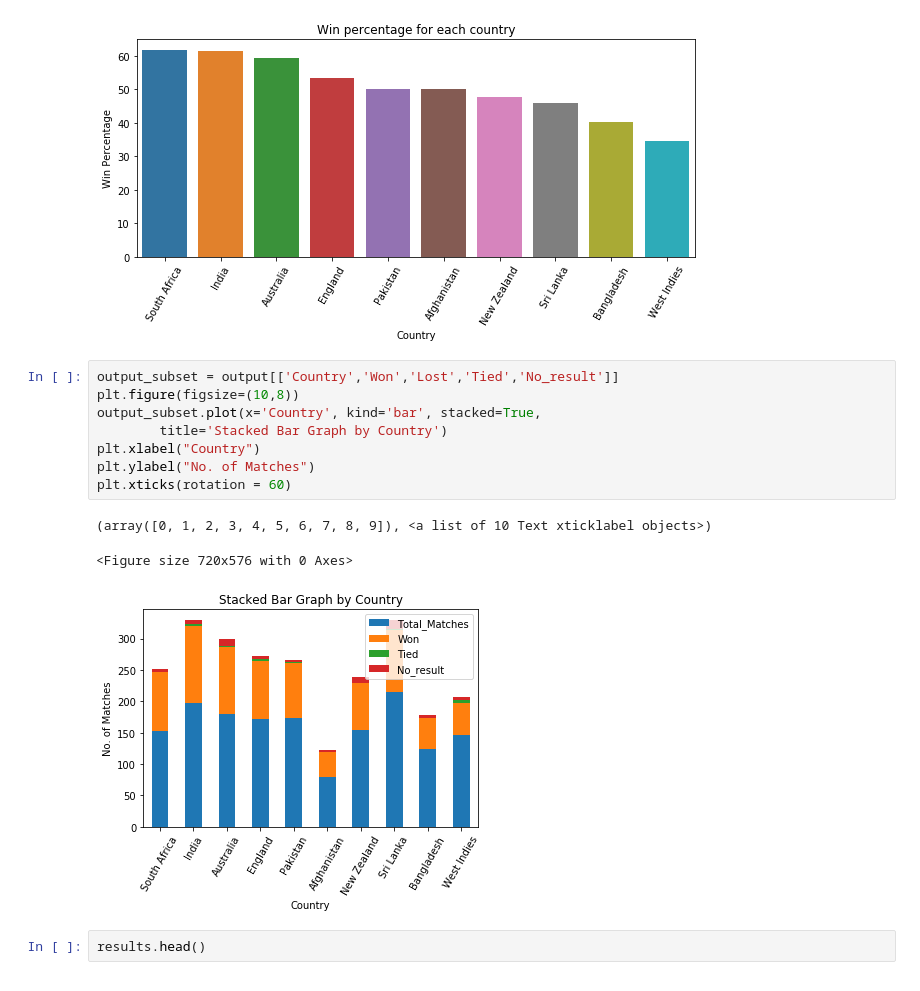
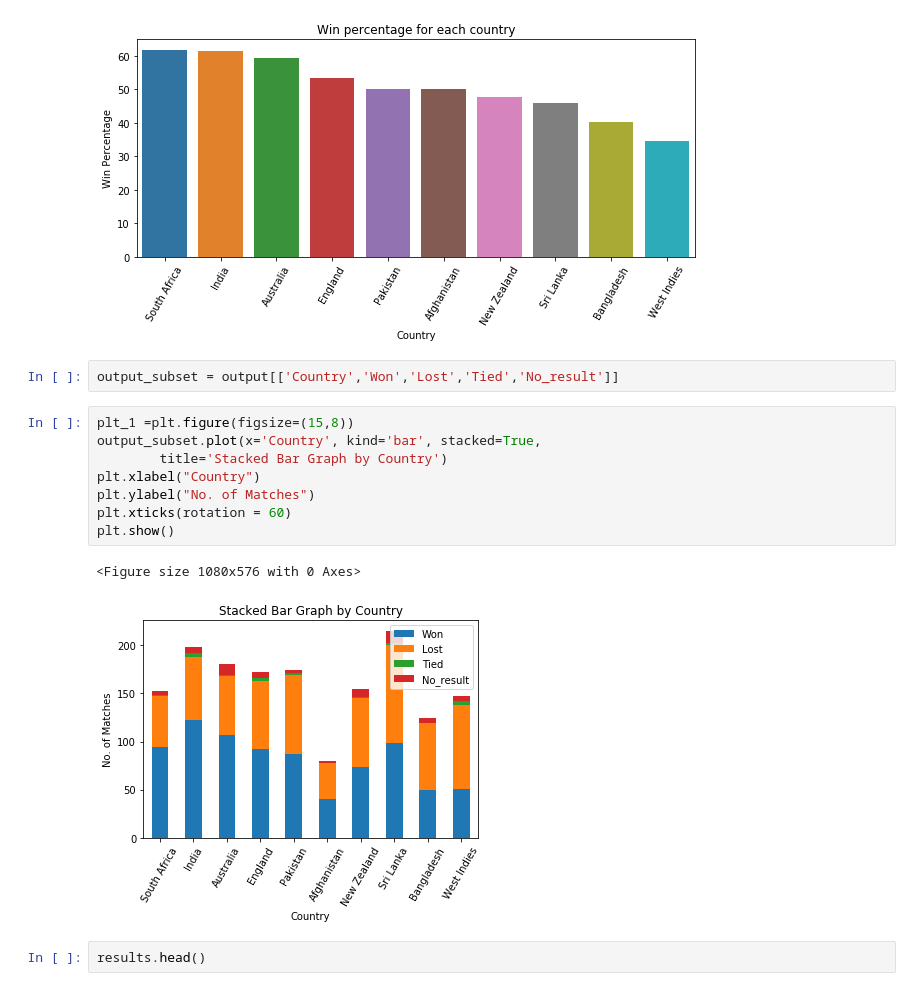
Before and after one commit to singhmanishh/WorldCup2019_Prediction, a Jupyter notebook: DataExploration.ipynb, the cells around one changed output. Saved outputs shown, nothing was run; the diff lists cells and outputs as text.

```diff
--- a/DataExploration.ipynb
+++ b/DataExploration.ipynb
@@ -138,18 +138,19 @@ plt.xticks(rotation = 60)
 # %% [output]
 (array([0, 1, 2, 3, 4, 5, 6, 7, 8, 9]), <a list of 10 Text xticklabel objects>)
 [figure]
+# %%
+output_subset = output[['Country','Won','Lost','Tied','No_result']]
 # %%
-output_subset = output[['Country','Won','Lost','Tied','No_result']]
-plt.figure(figsize=(10,8))
+plt_1 =plt.figure(figsize=(15,8))
 output_subset.plot(x='Country', kind='bar', stacked=True,
         title='Stacked Bar Graph by Country')
 plt.xlabel("Country")
 plt.ylabel("No. of Matches")
 plt.xticks(rotation = 60)
+plt.show()
 # %% [output]
-(array([0, 1, 2, 3, 4, 5, 6, 7, 8, 9]), <a list of 10 Text xticklabel objects>)
+<Figure size 1080x576 with 0 Axes>
-<Figure size 720x576 with 0 Axes>
-[figure, old version]
+[figure, new version]
 # %%
 results.head()
 # %% [output]
```
